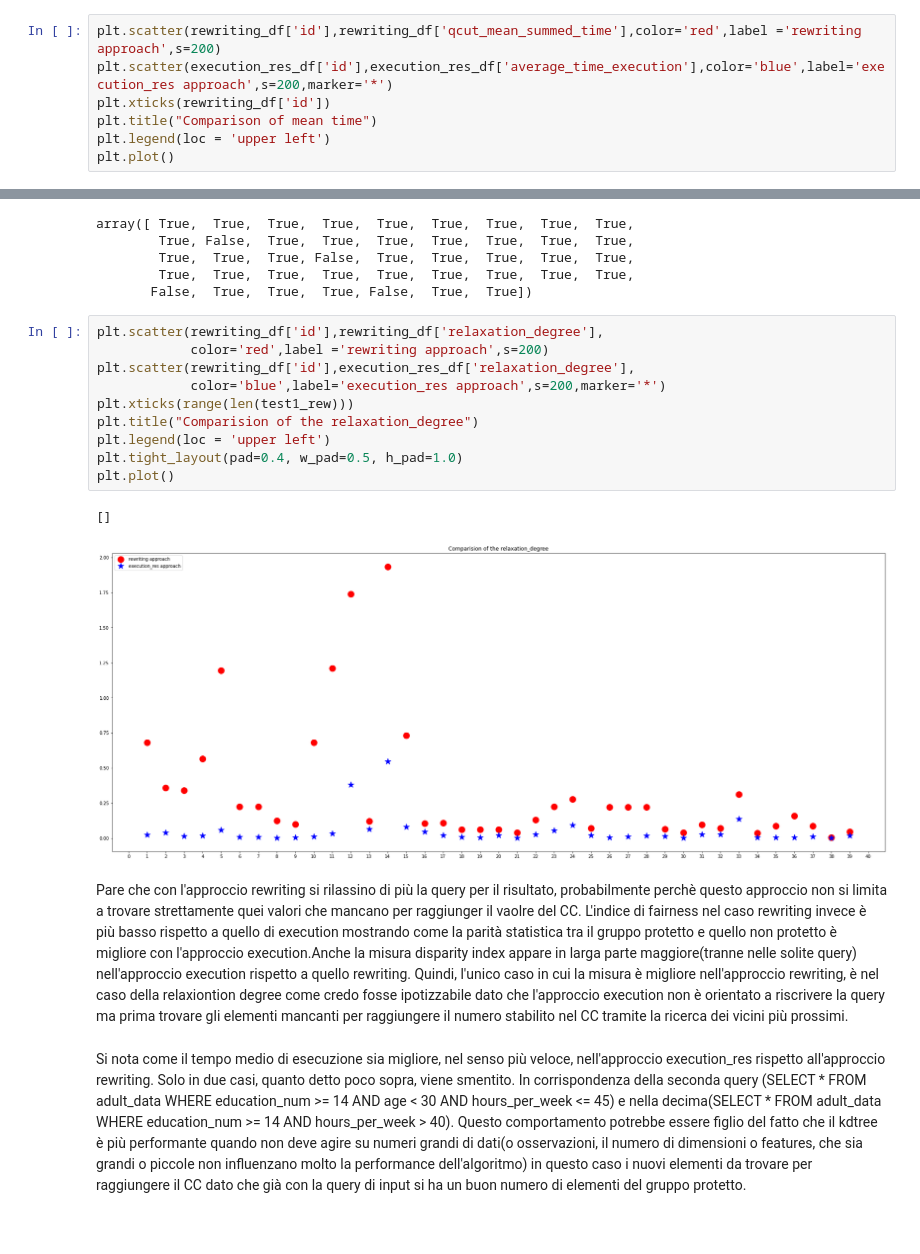
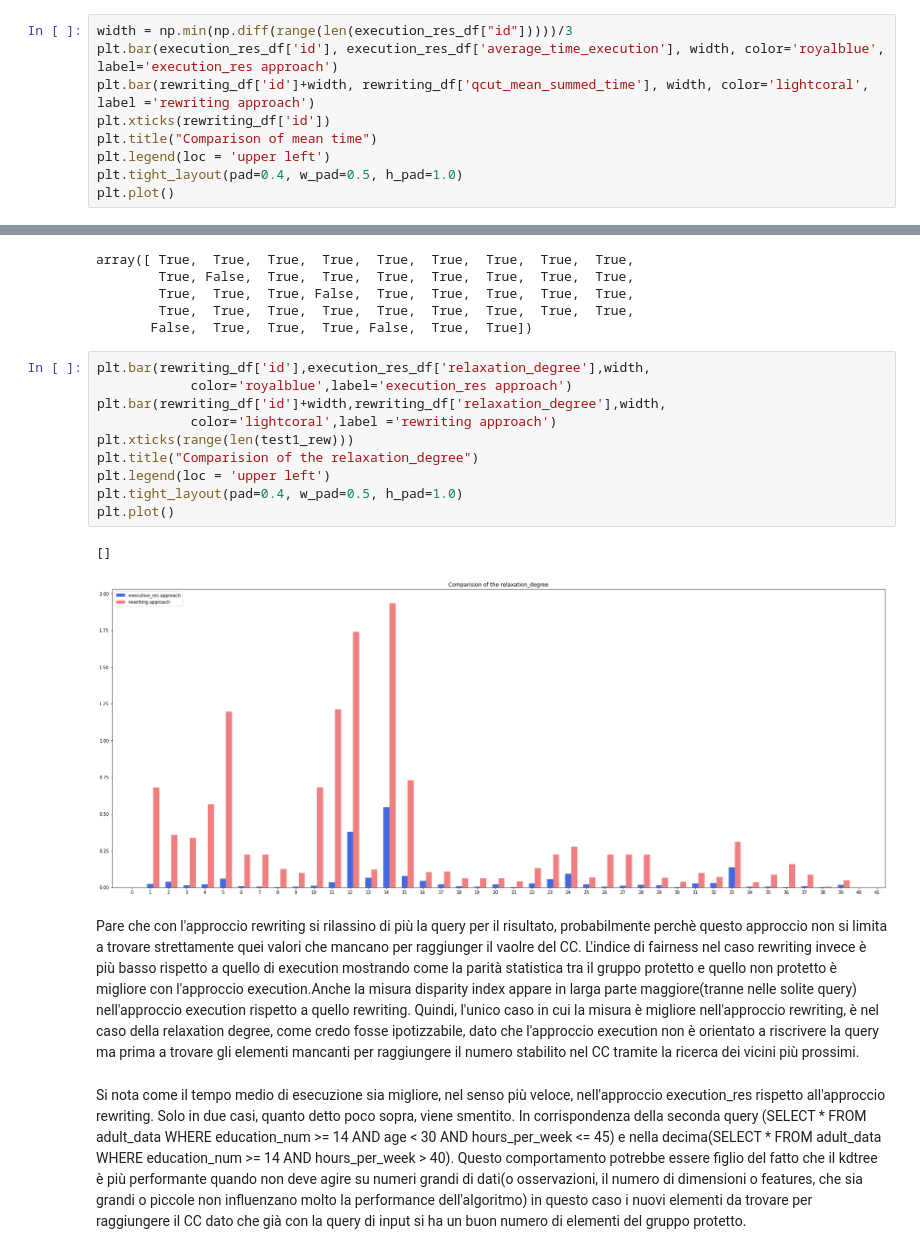
Before and after one commit to Nicogs43/KNN_coverage_constraint_query, a Jupyter notebook: Analysis_df_.ipynb, the cells around one changed output, grey strips where cells are left out. Saved outputs shown, nothing was run; the diff lists cells and outputs as text.

```diff
--- a/Analysis_df_.ipynb
+++ b/Analysis_df_.ipynb
@@ -149,11 +185,13 @@ execution_res_df.agg({
 # %% [markdown]
 # Confronto fra gli approcci Rewriting ed Execution
 # %%
-plt.scatter(rewriting_df['id'],rewriting_df['qcut_mean_summed_time'],color='red',label ='rewriting approach',s=200)
-plt.scatter(execution_res_df['id'],execution_res_df['average_time_execution'],color='blue',label='execution_res approach',s=200,marker='*')
+width = np.min(np.diff(range(len(execution_res_df["id"]))))/3
+plt.bar(execution_res_df['id'], execution_res_df['average_time_execution'], width, color='royalblue', label='execution_res approach')
+plt.bar(rewriting_df['id']+width, rewriting_df['qcut_mean_summed_time'], width, color='lightcoral', label ='rewriting approach')
 plt.xticks(rewriting_df['id'])
 plt.title("Comparison of mean time")
 plt.legend(loc = 'upper left')
+plt.tight_layout(pad=0.4, w_pad=0.5, h_pad=1.0)
 plt.plot()
 # %% [output]
 []
@@ -238,22 +284,22 @@ array([ True,  True,  True,  True,  True,  True,  True,  True,  True,
         True,  True,  True,  True,  True,  True,  True,  True,  True,
        False,  True,  True,  True, False,  True,  True])
 # %%
-plt.scatter(rewriting_df['id'],rewriting_df['relaxation_degree'],
-            color='red',label ='rewriting approach',s=200)
-plt.scatter(rewriting_df['id'],execution_res_df['relaxation_degree'],
-            color='blue',label='execution_res approach',s=200,marker='*')
+plt.bar(rewriting_df['id'],execution_res_df['relaxation_degree'],width,
+            color='royalblue',label='execution_res approach')
+plt.bar(rewriting_df['id']+width,rewriting_df['relaxation_degree'],width,
+            color='lightcoral',label ='rewriting approach')
 plt.xticks(range(len(test1_rew)))
 plt.title("Comparision of the relaxation_degree")
 plt.legend(loc = 'upper left')
 plt.tight_layout(pad=0.4, w_pad=0.5, h_pad=1.0)
 plt.plot()
 # %% [output]
 []
-[figure, old version]
+[figure, new version]
 # %% [markdown]
 Pare che con l'approccio rewriting si rilassino di più la query per il risultato, probabilmente perchè questo approccio non si limita a trovare strettamente quei valori che mancano per raggiunger il vaolre del CC.
 L'indice di fairness nel caso rewriting invece è più basso rispetto a quello di execution mostrando come la parità statistica tra il gruppo protetto e quello non protetto è migliore con l'approccio execution.Anche la misura disparity index appare in larga parte maggiore(tranne nelle solite query) nell'approccio execution rispetto a quello rewriting.
-Quindi, l'unico caso in cui la misura è migliore nell'approccio rewriting, è nel caso della relaxiontion degree come credo fosse ipotizzabile dato che l'approccio execution non è orientato a riscrivere la query ma prima trovare gli elementi mancanti per raggiungere il numero stabilito nel CC tramite la ricerca dei vicini più prossimi.
+Quindi, l'unico caso in cui la misura è migliore nell'approccio rewriting, è nel caso della relaxation degree, come credo fosse ipotizzabile, dato che l'approccio execution non è orientato a riscrivere la query ma prima a trovare gli elementi mancanti per raggiungere il numero stabilito nel CC tramite la ricerca dei vicini più prossimi.
 # %% [markdown]
 Si nota come il tempo medio di esecuzione sia migliore, nel senso più veloce, nell'approccio execution_res rispetto all'approccio rewriting.
 Solo in due casi, quanto detto poco sopra, viene smentito. In corrispondenza della seconda query (SELECT * FROM adult_data WHERE education_num >= 14 AND age < 30 AND hours_per_week <= 45) e nella decima(SELECT * FROM adult_data WHERE education_num >= 14 AND hours_per_week > 40). Questo comportamento potrebbe essere figlio del fatto che il kdtree è più performante quando non deve agire su numeri grandi di dati(o osservazioni, il numero di dimensioni o features, che sia grandi o piccole non influenzano molto la performance dell'algoritmo) in questo caso i nuovi elementi da trovare per raggiungere il CC dato che già con la query di input si ha un buon numero di elementi del gruppo protetto.
```
Also changed, not shown: parts of 21 cells of this notebook.
